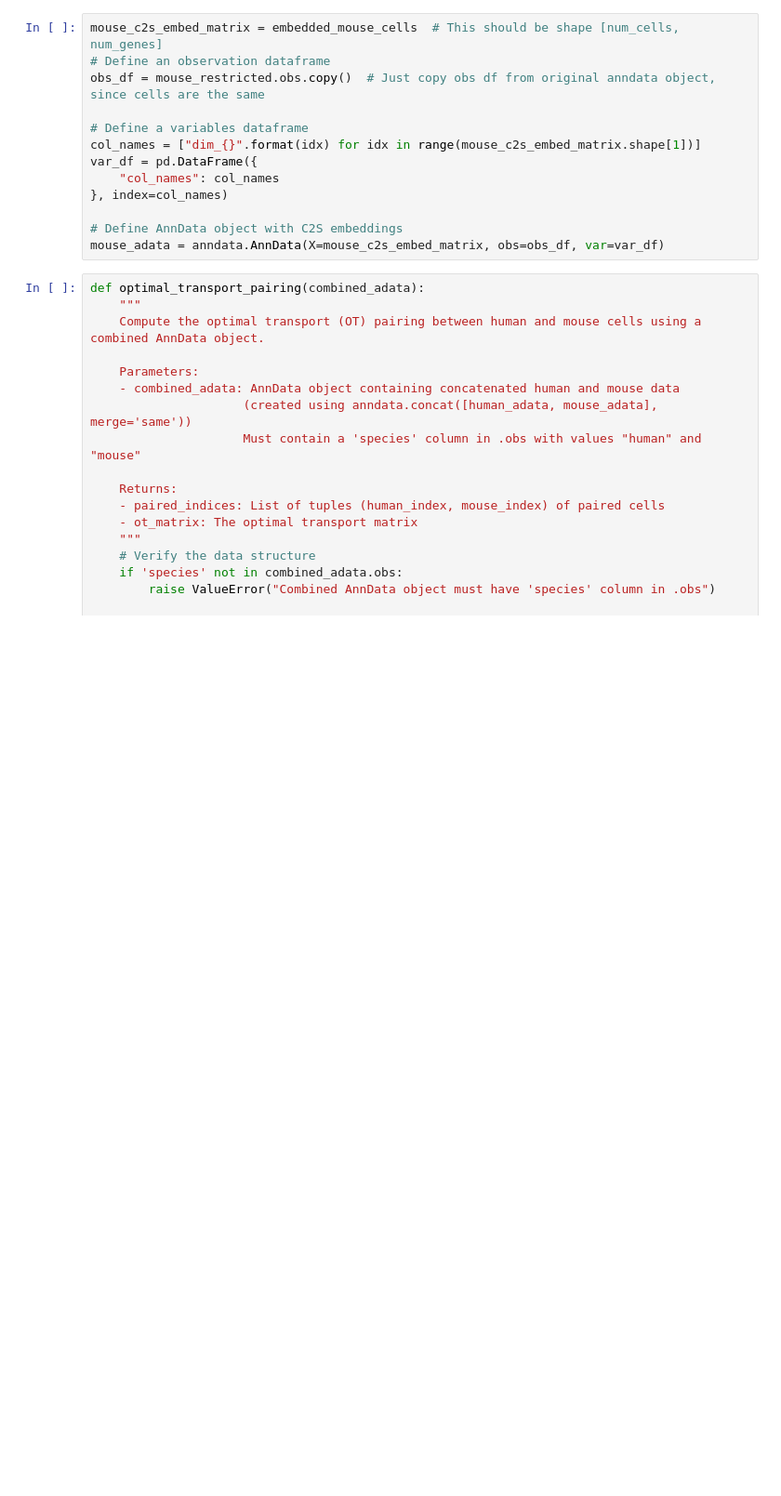
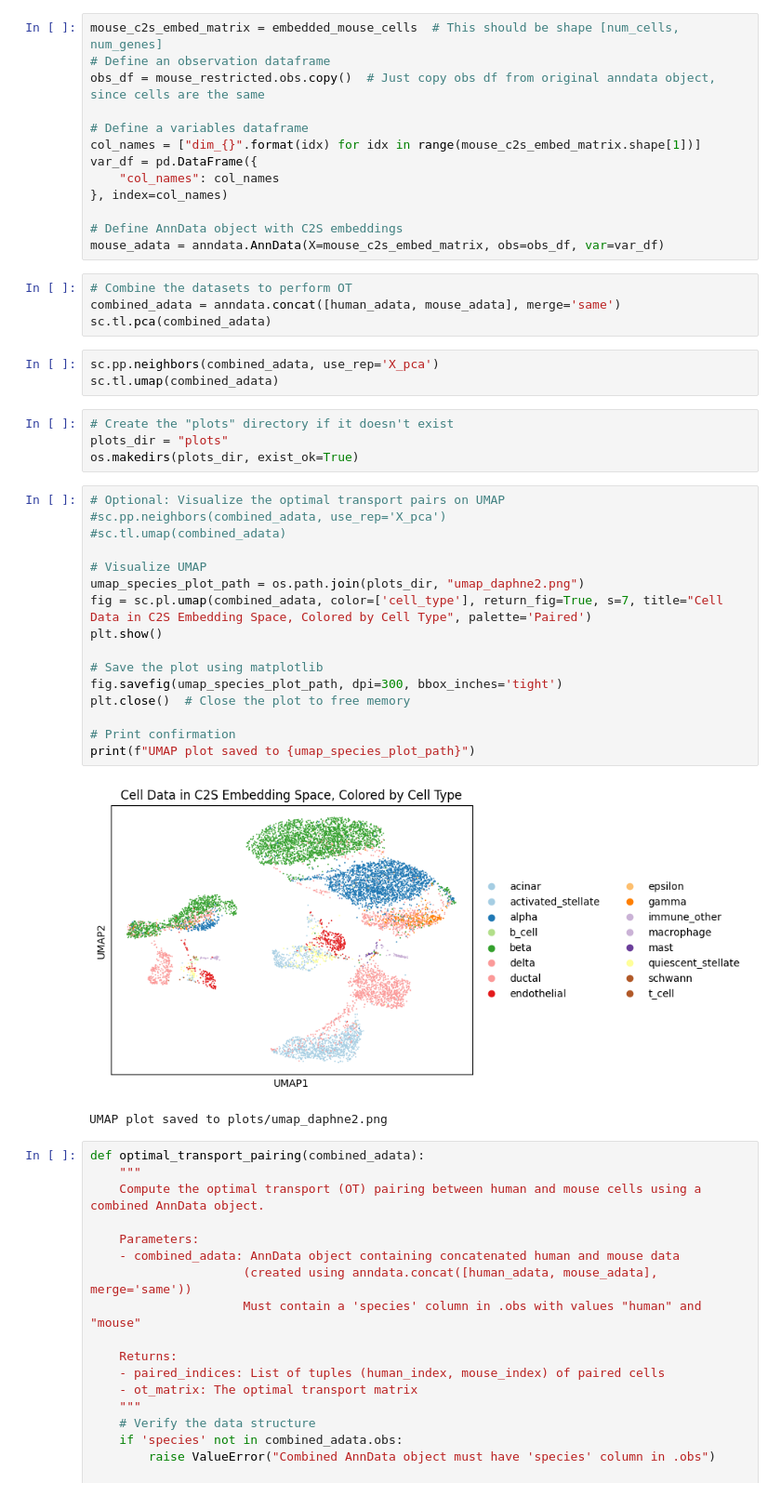
Before and after one commit to daphneraskin/cell2sentence-local, a Jupyter notebook: cross_species/Classic_OT_on_Cell_Embeddings/pancreas_tissue_classic_ot_pairing_embedded_cells.ipynb, the cells around one changed output. Shown at 93% size. Drawn from its saved outputs; the diff is of its cells as text; blank space fills up the shorter version.

```diff
--- a/cross_species/Classic_OT_on_Cell_Embeddings/pancreas_tissue_classic_ot_pairing_embedded_cells.ipynb
+++ b/cross_species/Classic_OT_on_Cell_Embeddings/pancreas_tissue_classic_ot_pairing_embedded_cells.ipynb
@@ -261,6 +264,36 @@ var_df = pd.DataFrame({
 
 # Define AnnData object with C2S embeddings
 mouse_adata = anndata.AnnData(X=mouse_c2s_embed_matrix, obs=obs_df, var=var_df)
+# %%
+# Combine the datasets to perform OT
+combined_adata = anndata.concat([human_adata, mouse_adata], merge='same')
+sc.tl.pca(combined_adata)
+# %%
+sc.pp.neighbors(combined_adata, use_rep='X_pca')
+sc.tl.umap(combined_adata)
+# %%
+# Create the "plots" directory if it doesn't exist
+plots_dir = "plots"
+os.makedirs(plots_dir, exist_ok=True)
+# %%
+# Optional: Visualize the optimal transport pairs on UMAP
+#sc.pp.neighbors(combined_adata, use_rep='X_pca')
+#sc.tl.umap(combined_adata)
+
+# Visualize UMAP
+umap_species_plot_path = os.path.join(plots_dir, "umap_daphne2.png")
+fig = sc.pl.umap(combined_adata, color=['cell_type'], return_fig=True, s=7, title="Cell Data in C2S Embedding Space, Colored by Cell Type", palette='Paired')
+plt.show()
+
+# Save the plot using matplotlib
+fig.savefig(umap_species_plot_path, dpi=300, bbox_inches='tight')
+plt.close()  # Close the plot to free memory
+
+# Print confirmation
+print(f"UMAP plot saved to {umap_species_plot_path}")
+# %% [output]
+[figure, added]
+UMAP plot saved to plots/umap_daphne2.png
 # %%
 def optimal_transport_pairing(combined_adata):
     """
```
Also changed, not shown: parts of 16 cells of this notebook, 42 other files.
